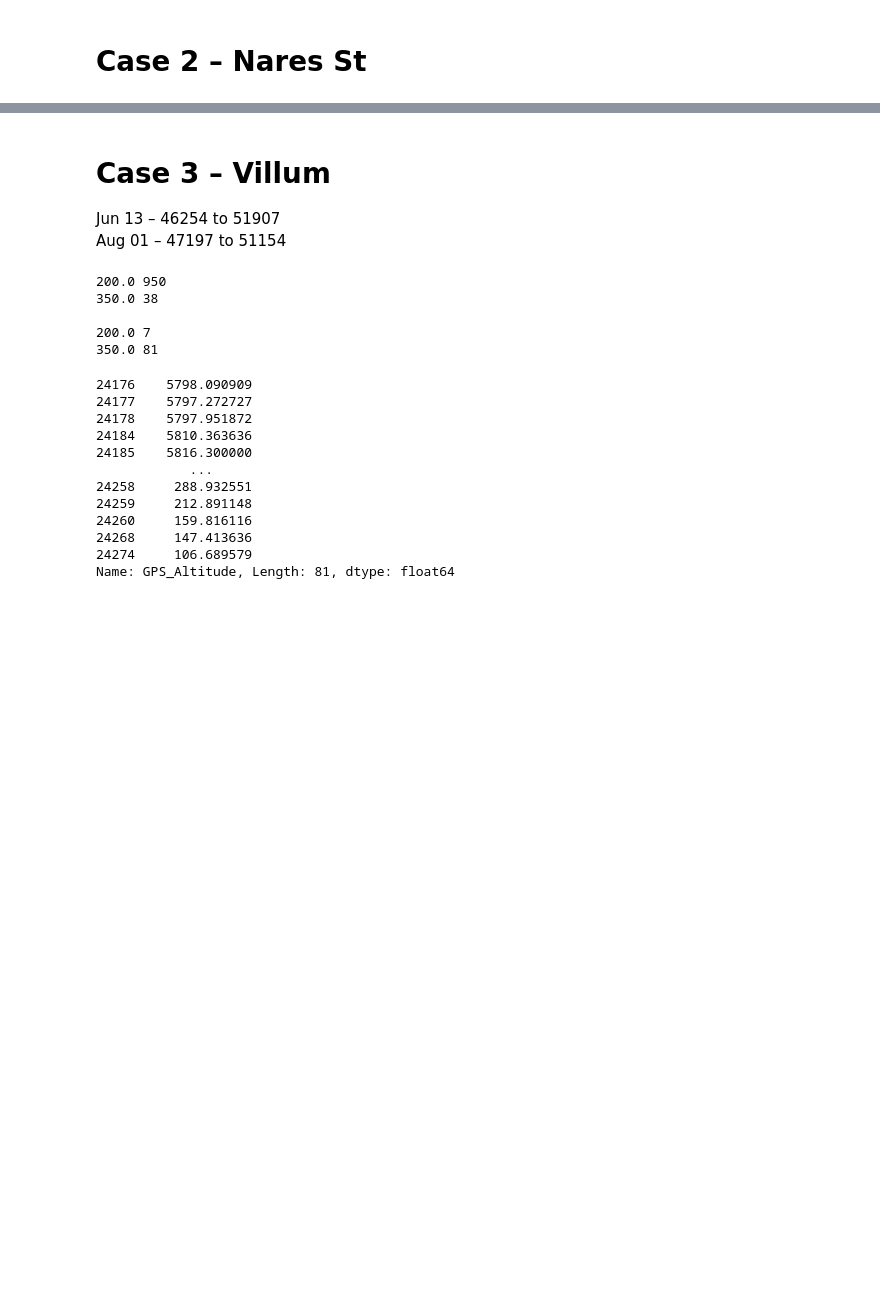
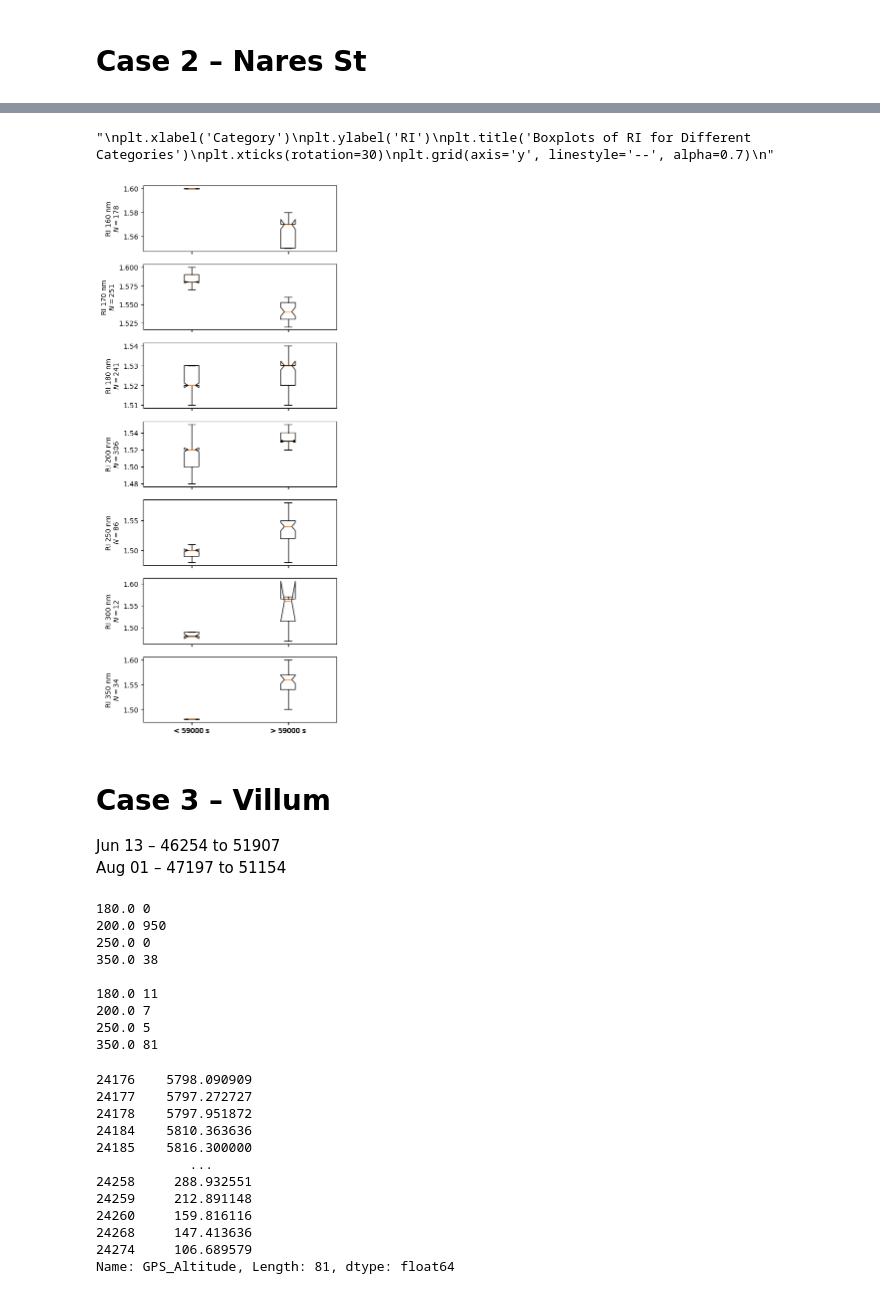
Before and after one commit to csoloff/ARCSIX_DASH_RI, a Jupyter notebook: scripts/02_cases.ipynb, the cells around one changed output, grey strips where cells are left out. Drawn from its saved outputs; the diff is of its cells as text; code cells hidden in the pictures; blank space fills up the shorter version.

```diff
--- a/scripts/02_cases.ipynb
+++ b/scripts/02_cases.ipynb
@@ -201,3 +244,46 @@ plt.savefig('../figures/2_ts.png', dpi=300, bbox_inches = 'tight')
+# %%
+Dps = sorted(d2.Dp.unique())[:-2]
+fig,ax = plt.subplots(len(Dps), figsize=(5,2*len(Dps)), sharex=True)
+
+for i in range(len(Dps)):
+    di = d2[d2.Dp == Dps[i]].copy()
+
+    # Define categories
+    conditions = [
+        (di['s'] < 59000),
+        (di['s'] >= 59000)
+
+    ]
+    categories = ['< 59000 s', '> 59000 s']
+
+
+    # Assign category labels
+    di['Category'] = None
+    for j, condition in enumerate(conditions):
+        di.loc[condition, 'Category'] = categories[j]
+
+    # Prepare data for plotting
+    data = [di.loc[di['Category'] == cat, 'RI'].dropna() for cat in categories]
+
+
+    N = 0
+    for j in range(2):
+       N += len(data[j])
+
+    ax[i].boxplot(data, tick_labels=categories, showfliers=False, notch=True)
+    ax[i].set_ylabel('RI ' +  str(int(Dps[i])) + ' nm\n$N = $' + str(N))
+
+fig.savefig('../figures/2_boxplots.png', dpi=300, bbox_inches='tight')
+'''
+plt.xlabel('Category')
+plt.ylabel('RI')
+plt.title('Boxplots of RI for Different Categories')
+plt.xticks(rotation=30)
+plt.grid(axis='y', linestyle='--', alpha=0.7)
+'''
+# %% [output]
+"\nplt.xlabel('Category')\nplt.ylabel('RI')\nplt.title('Boxplots of RI for Different Categories')\nplt.xticks(rotation=30)\nplt.grid(axis='y', linestyle='--', alpha=0.7)\n"
+[figure, added]
 # %% [markdown]
 # Case 3 – Villum
 Jun 13 – 46254 to 51907\
@@ -212,15 +298,19 @@ d3 = [d3a, d3b]
 # %%
 for i in range(0,2):
     if i == 0:
-        Dps = sorted(d3[i].Dp.unique())
+        Dps = sorted(d3[1].Dp.unique())
     for j in range(len(Dps)):
         print(Dps[j], len(d3[i][d3[i].Dp == Dps[j]]))
     print('')
 # %% [output]
+180.0 0
 200.0 950
+250.0 0
 350.0 38
 
+180.0 11
 200.0 7
+250.0 5
 350.0 81
 # %%
 d3[i][d3[i].Dp == Dps[j]].GPS_Altitude
```
Also changed, not shown: parts of 15 cells of this notebook.
